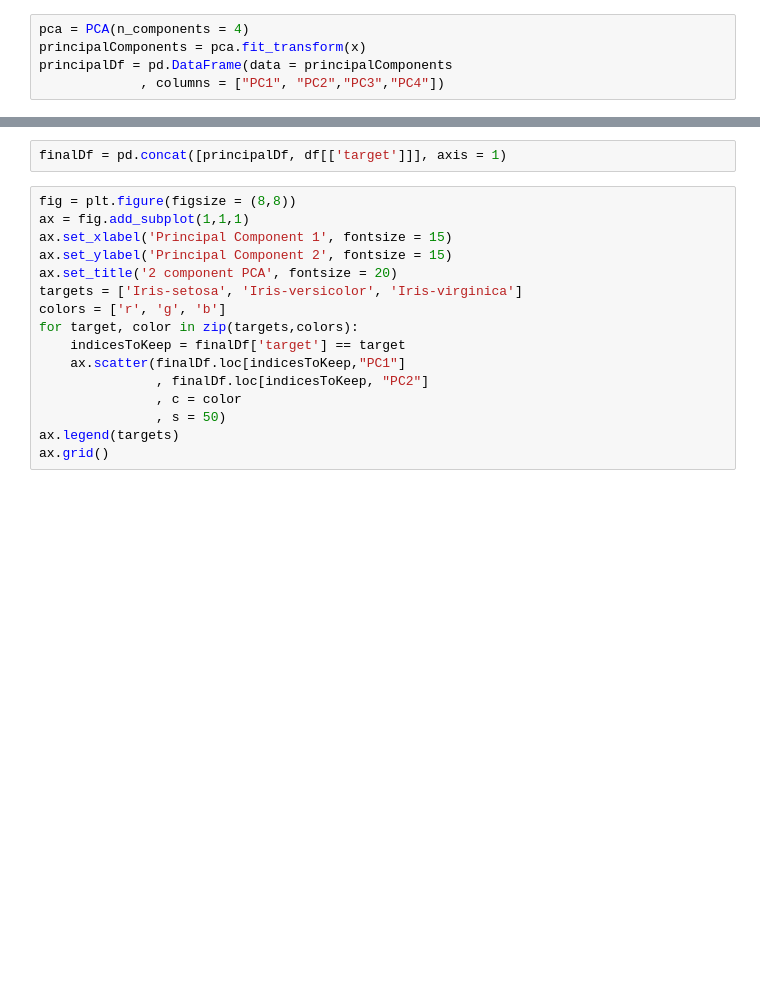
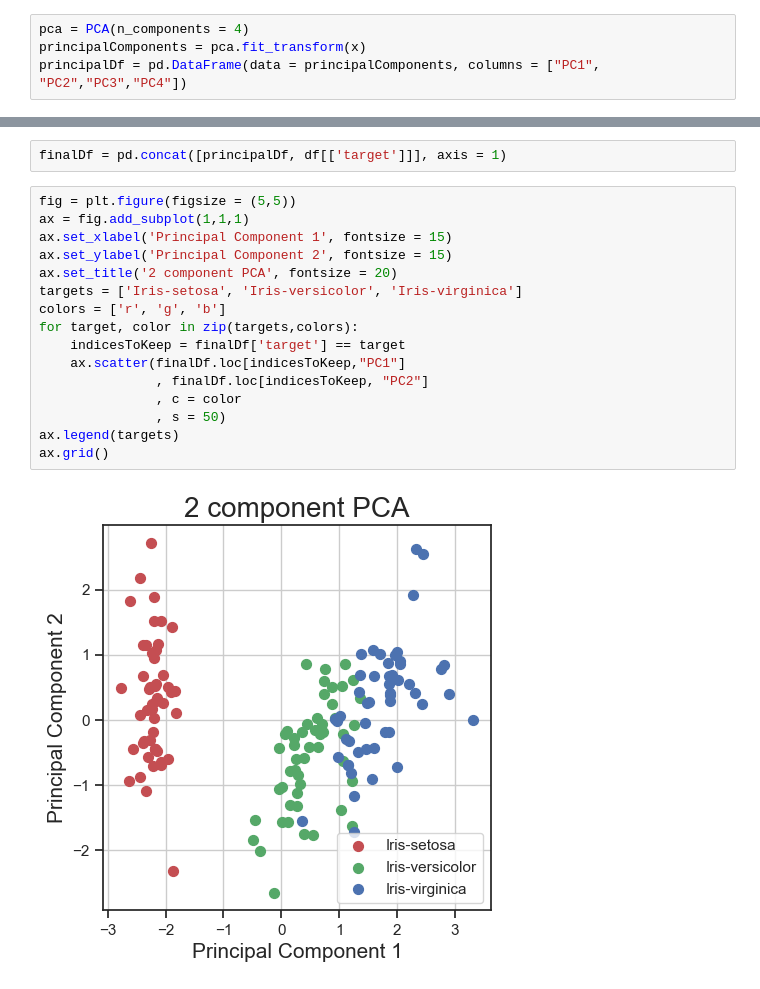
Before and after one commit to cordeirolibel/coderhouse_ds_40120, a Jupyter notebook: Aula11 Pré-processamento de dados/11-PCA.ipynb, the cells around one changed output, grey strips where cells are left out. Saved outputs shown, nothing was run; the diff lists cells and outputs as text; blank space fills up the shorter version.

```diff
--- a/Aula11 Pré-processamento de dados/11-PCA.ipynb
+++ b/Aula11 Pré-processamento de dados/11-PCA.ipynb
@@ -33,7 +46,6 @@ x = StandardScaler().fit_transform(x)
 # %%
 pca = PCA(n_components = 4)
 principalComponents = pca.fit_transform(x)
-principalDf = pd.DataFrame(data = principalComponents
-             , columns = ["PC1", "PC2","PC3","PC4"])
+principalDf = pd.DataFrame(data = principalComponents, columns = ["PC1", "PC2","PC3","PC4"])
 # %%
 principalDf
@@ -60,18 +108,20 @@ loading_matrix
 # %%
 finalDf = pd.concat([principalDf, df[['target']]], axis = 1)
 # %%
-fig = plt.figure(figsize = (8,8))
+fig = plt.figure(figsize = (5,5))
 ax = fig.add_subplot(1,1,1)
 ax.set_xlabel('Principal Component 1', fontsize = 15)
 ax.set_ylabel('Principal Component 2', fontsize = 15)
 ax.set_title('2 component PCA', fontsize = 20)
 targets = ['Iris-setosa', 'Iris-versicolor', 'Iris-virginica']
 colors = ['r', 'g', 'b']
 for target, color in zip(targets,colors):
     indicesToKeep = finalDf['target'] == target
     ax.scatter(finalDf.loc[indicesToKeep,"PC1"]
                , finalDf.loc[indicesToKeep, "PC2"]
                , c = color
                , s = 50)
 ax.legend(targets)
 ax.grid()
+# %% [output]
+[figure, added]
```
Also changed, not shown: parts of 10 cells of this notebook, 5 other files.
